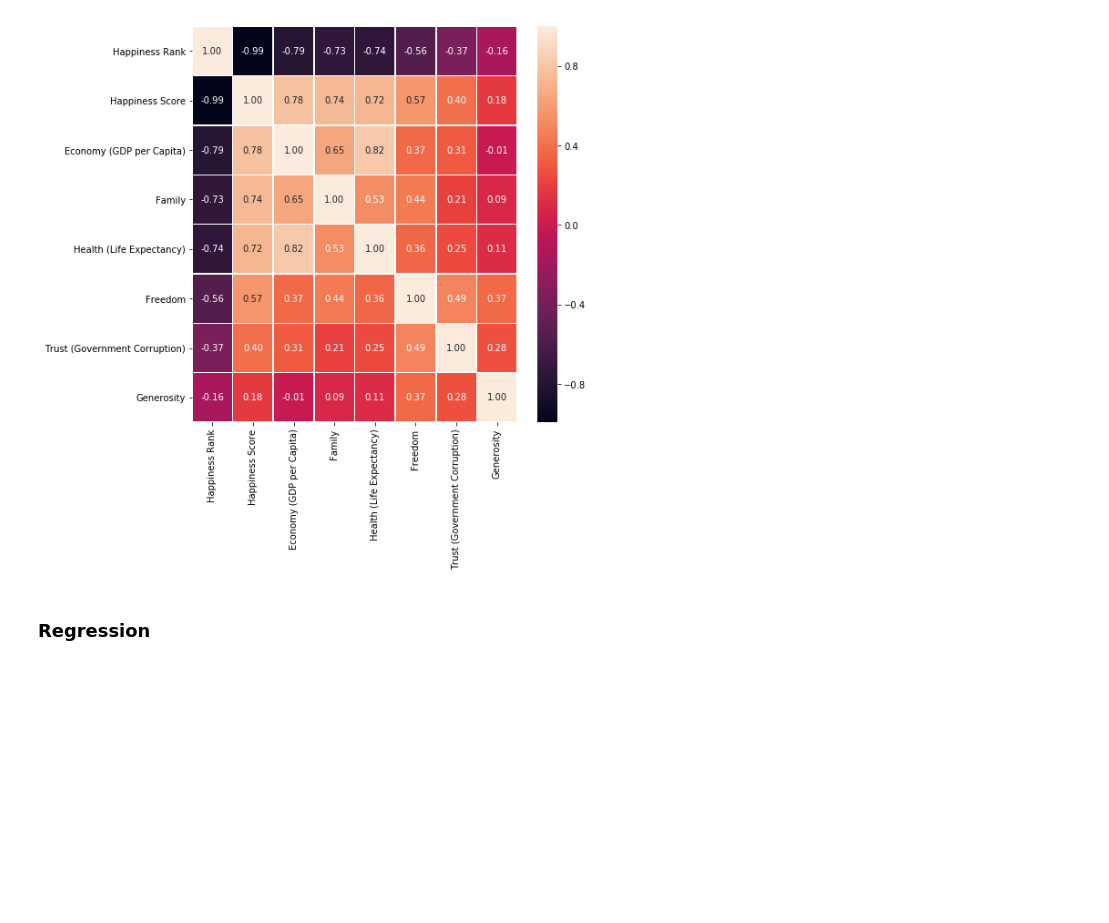
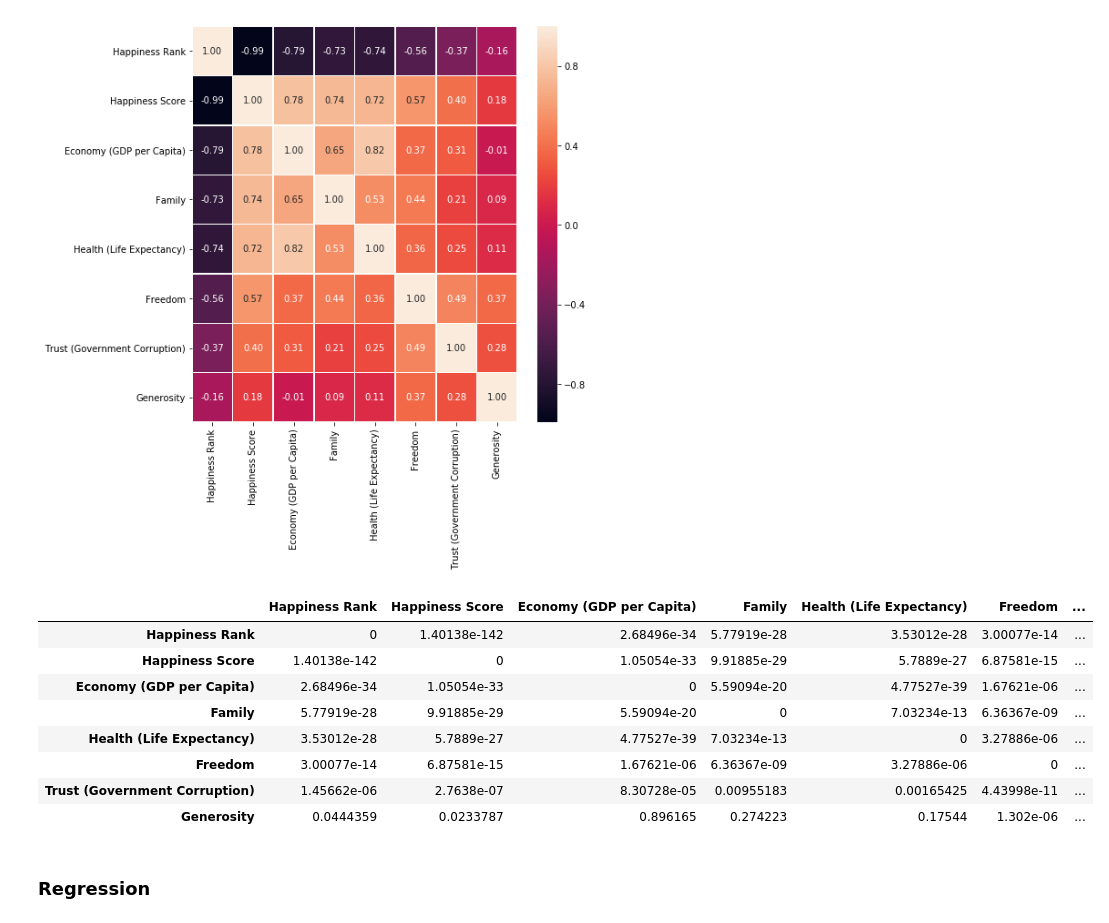
Before and after one commit to fsssa-iscteiulpt/FCD, a Jupyter notebook: World Happiness Report.ipynb, the cells around one changed output. Drawn from its saved outputs; the diff is of its cells as text; code cells hidden in the pictures; blank space fills up the shorter version.

```diff
--- a/World Happiness Report.ipynb
+++ b/World Happiness Report.ipynb
@@ -121,6 +105,26 @@ sns.heatmap(df_2015.corr(),annot=True,linewidths=.5,fmt=".2f",ax=ax)
 plt.show()
 # %% [output]
 [figure]
+# %%
+def calculate_pvalues(df):
+    df = df_2015.dropna()._get_numeric_data()
+    dfcols = pd.DataFrame(columns=df.columns)
+    pvalues = dfcols.transpose().join(dfcols, how='outer')
+    for r in df.columns:
+        for c in df.columns:
+            pvalues[r][c] = stats.pearsonr(df[r], df[c])[1]
+    return pvalues
+calculate_pvalues(df_2015)
+# %% [output]
+|  | Happiness Rank | Happiness Score | Economy (GDP per Capita) | Family | Health (Life Expectancy) | Freedom | ... |
+| Happiness Rank | 0 | 1.40138e-142 | 2.68496e-34 | 5.77919e-28 | 3.53012e-28 | 3.00077e-14 | ... |
+| Happiness Score | 1.40138e-142 | 0 | 1.05054e-33 | 9.91885e-29 | 5.7889e-27 | 6.87581e-15 | ... |
+| Economy (GDP per Capita) | 2.68496e-34 | 1.05054e-33 | 0 | 5.59094e-20 | 4.77527e-39 | 1.67621e-06 | ... |
+| Family | 5.77919e-28 | 9.91885e-29 | 5.59094e-20 | 0 | 7.03234e-13 | 6.36367e-09 | ... |
+| Health (Life Expectancy) | 3.53012e-28 | 5.7889e-27 | 4.77527e-39 | 7.03234e-13 | 0 | 3.27886e-06 | ... |
+| Freedom | 3.00077e-14 | 6.87581e-15 | 1.67621e-06 | 6.36367e-09 | 3.27886e-06 | 0 | ... |
+| Trust (Government Corruption) | 1.45662e-06 | 2.7638e-07 | 8.30728e-05 | 0.00955183 | 0.00165425 | 4.43998e-11 | ... |
+| Generosity | 0.0444359 | 0.0233787 | 0.896165 | 0.274223 | 0.17544 | 1.302e-06 | ... |
 # %% [markdown]
 ### Regression
 # %%
```
Also changed, not shown: parts of 3 cells of this notebook.
